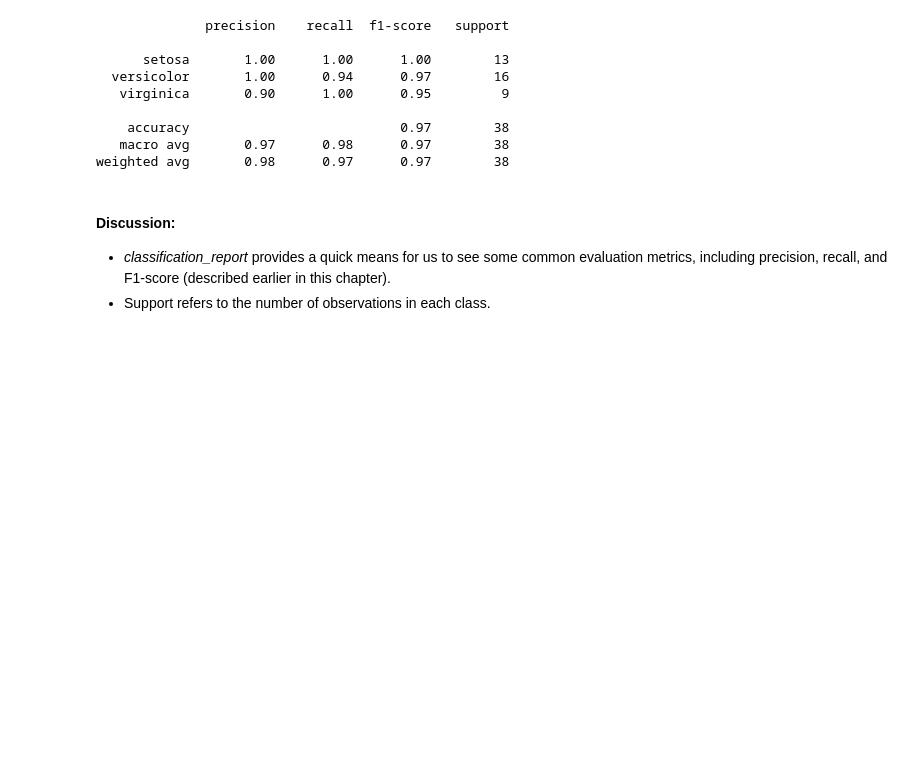
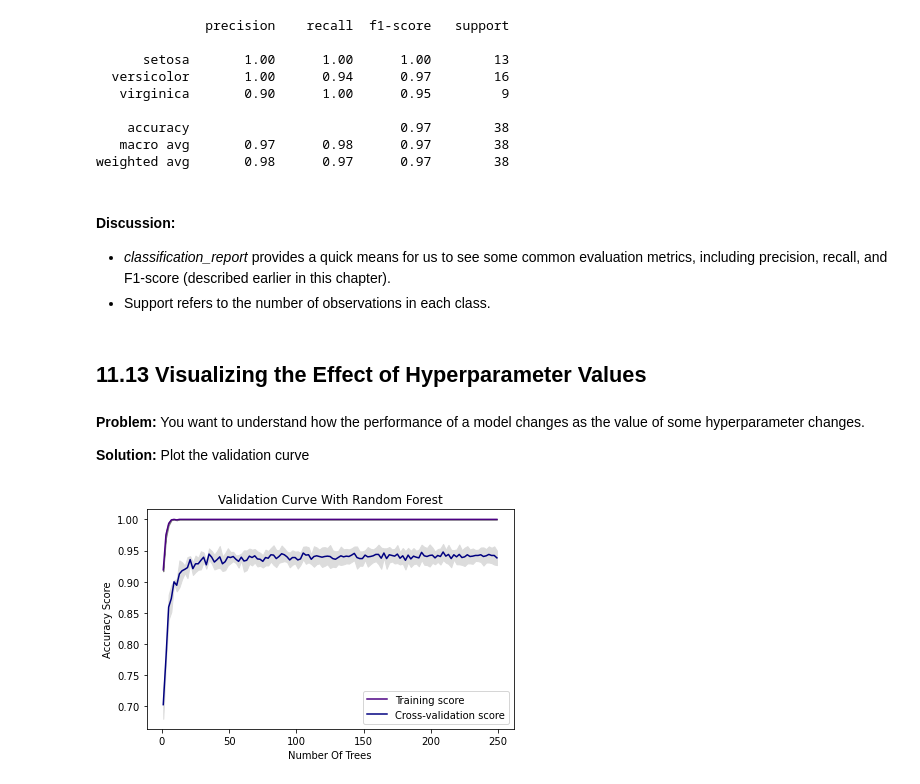
Before and after one commit to harera3/Machine_Learning_with_Python, a Jupyter notebook: 11_Model_Evaluation.ipynb, the cells around one changed output. Cells and saved outputs as stored; diff of their text form; code cells hidden in the pictures; blank space fills up the shorter version.

```diff
--- a/11_Model_Evaluation.ipynb
+++ b/11_Model_Evaluation.ipynb
@@ -774,3 +774,54 @@ weighted avg       0.98      0.97      0.97        38
 #### Discussion:
 - *classification_report* provides a quick means for us to see some common evaluation metrics, including precision, recall, and F1-score (described earlier in this chapter).
 - Support refers to the number of observations in each class.
+# %% [markdown]
+## 11.13 Visualizing the Effect of Hyperparameter Values
+# %% [markdown]
+**Problem:** You want to understand how the performance of a model changes as the value of some hyperparameter changes.
+
+**Solution:** Plot the validation curve
+# %%
+import matplotlib.pyplot as plt
+import numpy as np
+from sklearn.ensemble import RandomForestClassifier
+from sklearn.model_selection import validation_curve
+
+# load data
+digits = load_digits()
+
+# create feature matrix and target vector
+features, target = digits.data, digits.target
+
+# create range of values for parameter
+param_range = np.arange(1, 250, 2)
+
+# calculate accuracy on training and test set using range of parameter values
+train_scores, test_scores = validation_curve(
+    RandomForestClassifier(), features, target, param_name="n_estimators",
+    param_range=param_range, cv=3, scoring="accuracy", n_jobs=-1)
+
+# calculate mean and standard deviation for training set scores
+train_mean = np.mean(train_scores, axis=1)
+train_std = np.std(train_scores, axis=1)
+
+# calculate mean and standard deviation for test set scores
+test_mean = np.mean(test_scores, axis=1)
+test_std = np.std(test_scores, axis=1)
+
+# plot mean accuracy score for training and test sets
+plt.plot(param_range, train_mean, label="Training score", color="indigo")
+plt.plot(param_range, test_mean, label="Cross-validation score", color="navy")
+
+# plt accuracy bands for training and test sets
+plt.fill_between(param_range, train_mean - train_std, train_mean+train_std, color="gray")
+plt.fill_between(param_range, test_mean - test_std, test_mean+test_std, color="gainsboro")
+
+# create plot
+plt.title("Validation Curve With Random Forest")
+plt.xlabel("Number Of Trees")
+plt.ylabel("Accuracy Score")
+plt.tight_layout()
+plt.legend(loc="best")
+plt.show()
+# %% [output]
+[figure, added]
```
